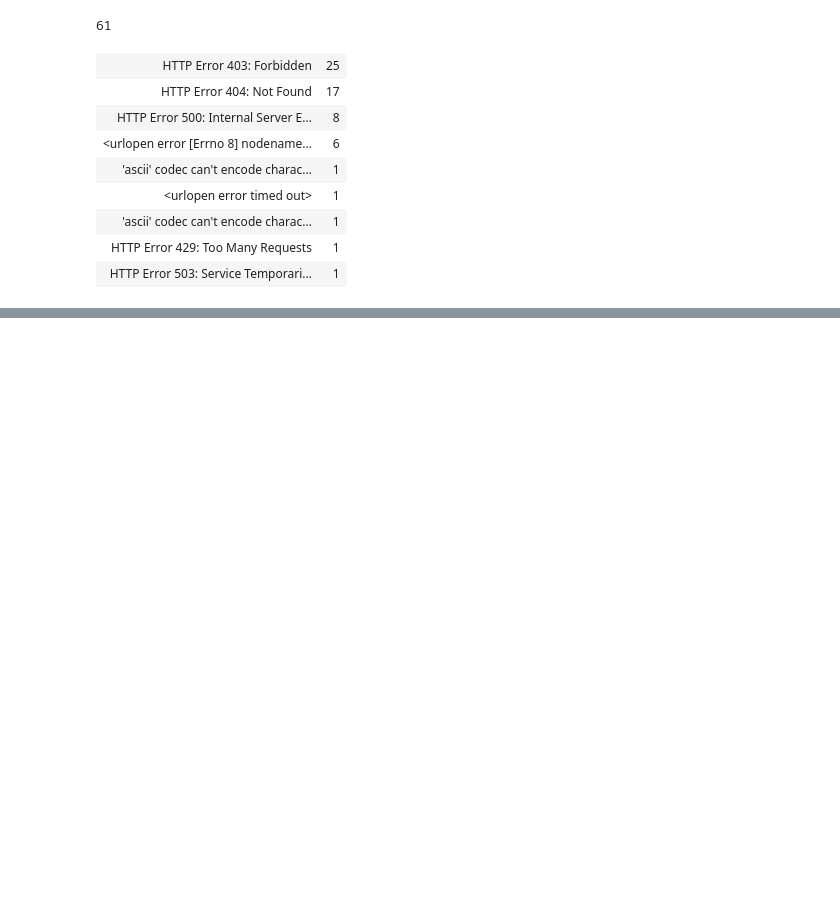
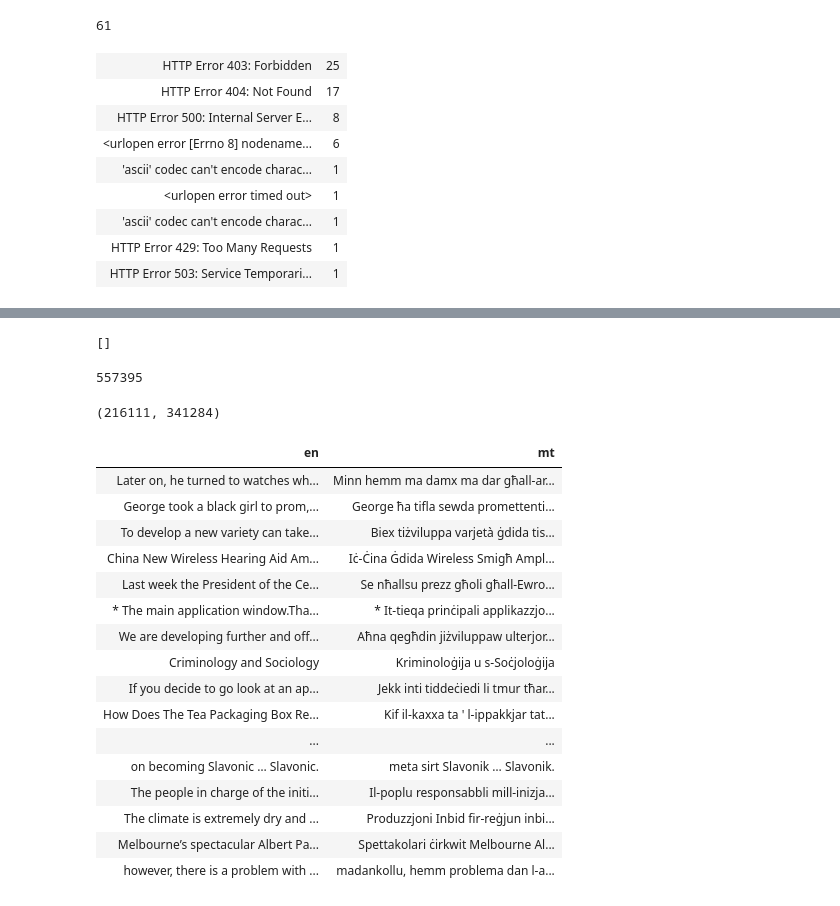
Before and after one commit to jelmervdl/paracrawl-analysis, a Jupyter notebook: checksum-overlap.ipynb, the cells around one changed output, grey strips where cells are left out. Saved outputs shown, nothing was run; the diff lists cells and outputs as text; code cells hidden in the pictures; blank space fills up the shorter version.

```diff
--- a/checksum-overlap.ipynb
+++ b/checksum-overlap.ipynb
@@ -61,7 +61,7 @@ def domain(url):
 
 lost_hashes = hashes['paracrawl-7.1'] - hashes['paracrawl-8']
 
-sample = RandomSample(100)
+sample = RandomSample(1000)
 
 domains = Counter()
 
@@ -308,0 +337,52 @@ notebook.table(Counter(hit for _, hit, url in checked_units if url is None and h
+# %%
+weird = [
+    unit
+    for unit in philipp #read(files['paracrawl-7.1'])
+    if len(
+        frozenset(shard_id(url, 8) for url in unit.translations['en']['source-document']) ^
+        frozenset(shard_id(url, 8) for url in unit.translations['en']['source-document'])
+    ) != 0
+]
+
+weird
+# %% [output]
+[]
+# %%
+philipp = [unit for unit in read(files['paracrawl-7.1']) if unit['collection'] == set(['philipp'])]
+# %%
+len(philipp)
+# %% [output]
+557395
+# %%
+inside = RandomSample(100)
+outside = RandomSample(100)
+
+for unit in philipp:
+    if checksum(unit) in hashes['paracrawl-8']:
+        inside.add(unit)
+    else:
+        outside.add(unit)
+# %%
+inside.n, outside.n
+# %% [output]
+(216111, 341284)
+# %%
+table({lang: tuv.text for lang, tuv in unit.translations.items()} for unit in outside)
+# %% [output]
+| en | mt |
+| Later on, he turned to watches wh... | Minn hemm ma damx ma dar għall-ar... |
+| George took a black girl to prom,... | George ħa tifla sewda promettenti... |
+| To develop a new variety can take... | Biex tiżviluppa varjetà ġdida tis... |
+| China New Wireless Hearing Aid Am... | Iċ-Ċina Ġdida Wireless Smigħ Ampl... |
+| Last week the President of the Ce... | Se nħallsu prezz għoli għall-Ewro... |
+| * The main application window.Tha... | * It-tieqa prinċipali applikazzjo... |
+| We are developing further and off... | Aħna qegħdin jiżviluppaw ulterjor... |
+| Criminology and Sociology | Kriminoloġija u s-Soċjoloġija |
+| If you decide to go look at an ap... | Jekk inti tiddeċiedi li tmur tħar... |
+| How Does The Tea Packaging Box Re... | Kif il-kaxxa ta ' l-ippakkjar tat... |
+| ... | ... |
+| on becoming Slavonic … Slavonic. | meta sirt Slavonik … Slavonik. |
+| The people in charge of the initi... | Il-poplu responsabbli mill-inizja... |
+| The climate is extremely dry and ... | Produzzjoni Inbid fir-reġjun inbi... |
+| Melbourne’s spectacular Albert Pa... | Spettakolari ċirkwit Melbourne Al... |
+| however, there is a problem with ... | madankollu, hemm problema dan l-a... |
```
Also changed, not shown: parts of 28 cells of this notebook.
